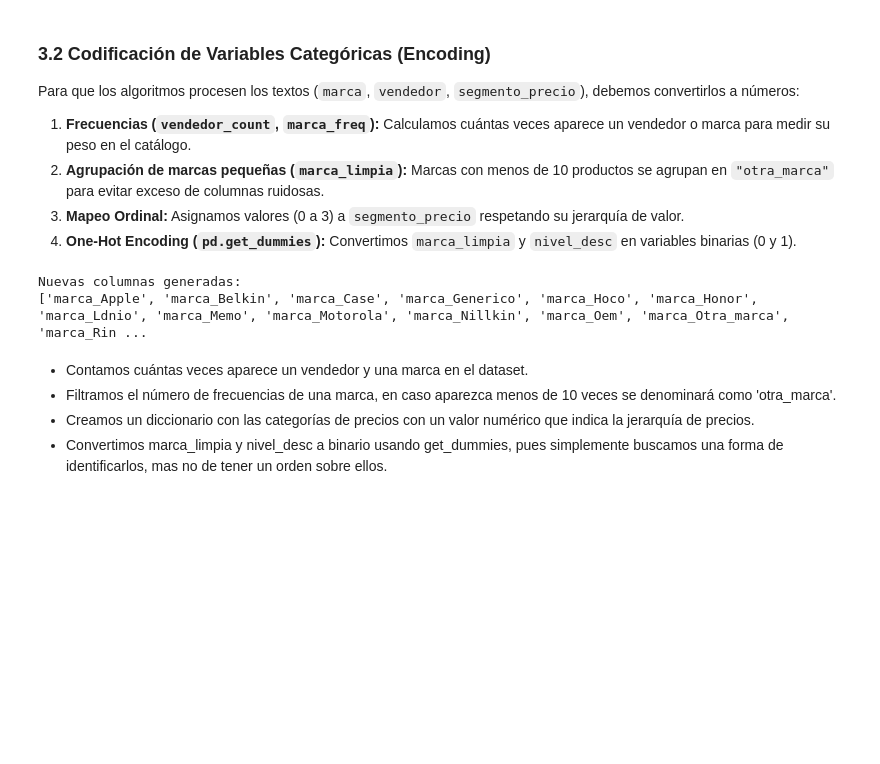
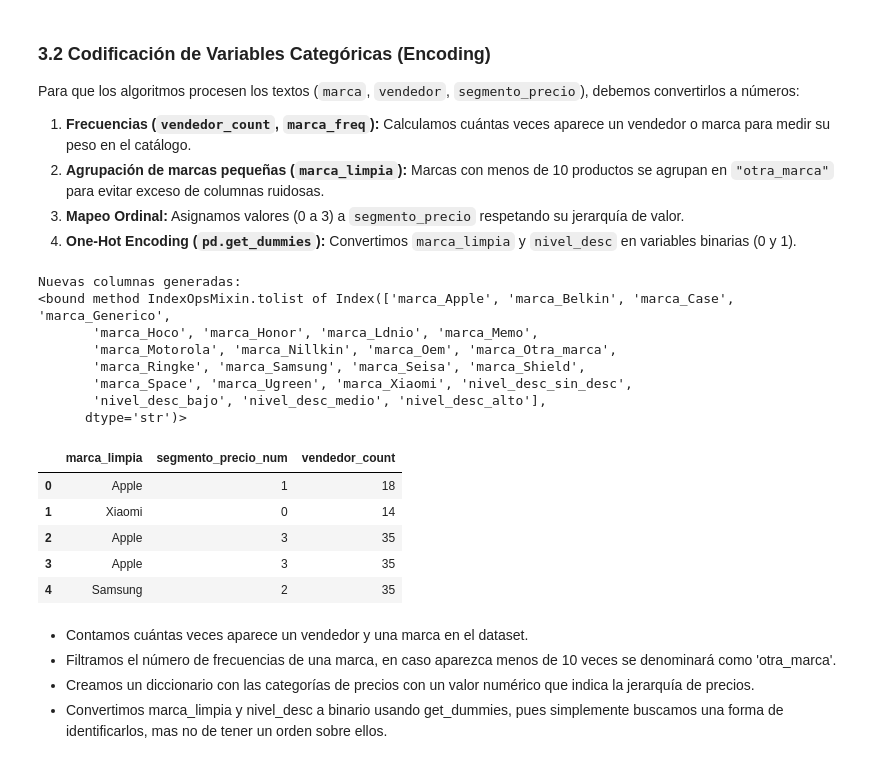
Before and after one commit to dayroncueva-ops/ACD_Proyecto_2026, a Jupyter notebook: notebooks/02_feature_engineering_analisis_y_visualizacion.ipynb, the cells around one changed output. Cells and saved outputs as stored; diff of their text form; code cells hidden in the pictures; blank space fills up the shorter version.

```diff
--- a/notebooks/02_feature_engineering_analisis_y_visualizacion.ipynb
+++ b/notebooks/02_feature_engineering_analisis_y_visualizacion.ipynb
@@ -168,35 +168,48 @@ df["vendedor_count"] = df["vendedor"].map(df["vendedor"].value_counts())
 df["marca_count"] = df["marca"].map(df["marca"].value_counts())
 df["marca_freq"] = round(df["marca"].map(df["marca"].value_counts(normalize=True)), 4)
 
 # Agrupación y estilización de marcas
 marcas_frecuentes = df["marca"].value_counts()[df["marca"].value_counts() >= 10].index
 df["marca_limpia"] = df["marca"].apply(lambda x: x if x in marcas_frecuentes else "otra_marca")
 df["marca_limpia"] = df["marca_limpia"].str.capitalize() # Deja los nombres como 'Apple', 'Xiaomi'
 
 # Estilización de los niveles de descuento
 mapeo_desc_corto = {
     "sin_descuento": "sin_desc",
     "desc_bajo": "bajo",
     "desc_medio": "medio",
     "desc_alto": "alto"
 }
 df["nivel_desc_corto"] = df["nivel_desc"].map(mapeo_desc_corto)
 
 # Jerarquía de precios
 mapeo_precio = {"economico": 0, "intermedio": 1, "gama_alta": 2, "premium": 3}
 df["segmento_precio_num"] = df["segmento_precio"].map(mapeo_precio).astype(int)
 
 # Generación de Dummies con nombres limpios
 df_dummies = pd.get_dummies(df[["marca_limpia", "nivel_desc_corto"]], prefix=["marca", "nivel_desc"], dtype=int)
 
 
 df_final = pd.concat([df, df_dummies], axis=1)
 
 print("Nuevas columnas generadas:")
-print(df_dummies.columns.tolist())
+print(df_dummies.columns.to_list)
+display(df_final[["marca_limpia", "segmento_precio_num", "vendedor_count"]].head())
 # %% [output]
 Nuevas columnas generadas:
-['marca_Apple', 'marca_Belkin', 'marca_Case', 'marca_Generico', 'marca_Hoco', 'marca_Honor', 'marca_Ldnio', 'marca_Memo', 'marca_Motorola', 'marca_Nillkin', 'marca_Oem', 'marca_Otra_marca', 'marca_Rin ...
+<bound method IndexOpsMixin.tolist of Index(['marca_Apple', 'marca_Belkin', 'marca_Case', 'marca_Generico',
+       'marca_Hoco', 'marca_Honor', 'marca_Ldnio', 'marca_Memo',
+       'marca_Motorola', 'marca_Nillkin', 'marca_Oem', 'marca_Otra_marca',
+       'marca_Ringke', 'marca_Samsung', 'marca_Seisa', 'marca_Shield',
+       'marca_Space', 'marca_Ugreen', 'marca_Xiaomi', 'nivel_desc_sin_desc',
+       'nivel_desc_bajo', 'nivel_desc_medio', 'nivel_desc_alto'],
+      dtype='str')>
+|  | marca_limpia | segmento_precio_num | vendedor_count |
+| 0 | Apple | 1 | 18 |
+| 1 | Xiaomi | 0 | 14 |
+| 2 | Apple | 3 | 35 |
+| 3 | Apple | 3 | 35 |
+| 4 | Samsung | 2 | 35 |
 # %% [markdown]
 - Contamos cuántas veces aparece un vendedor y una marca en el dataset.
 - Filtramos el número de frecuencias de una marca, en caso aparezca menos de 10 veces se denominará como 'otra_marca'.
```
Also changed, not shown: parts of 11 cells of this notebook.
